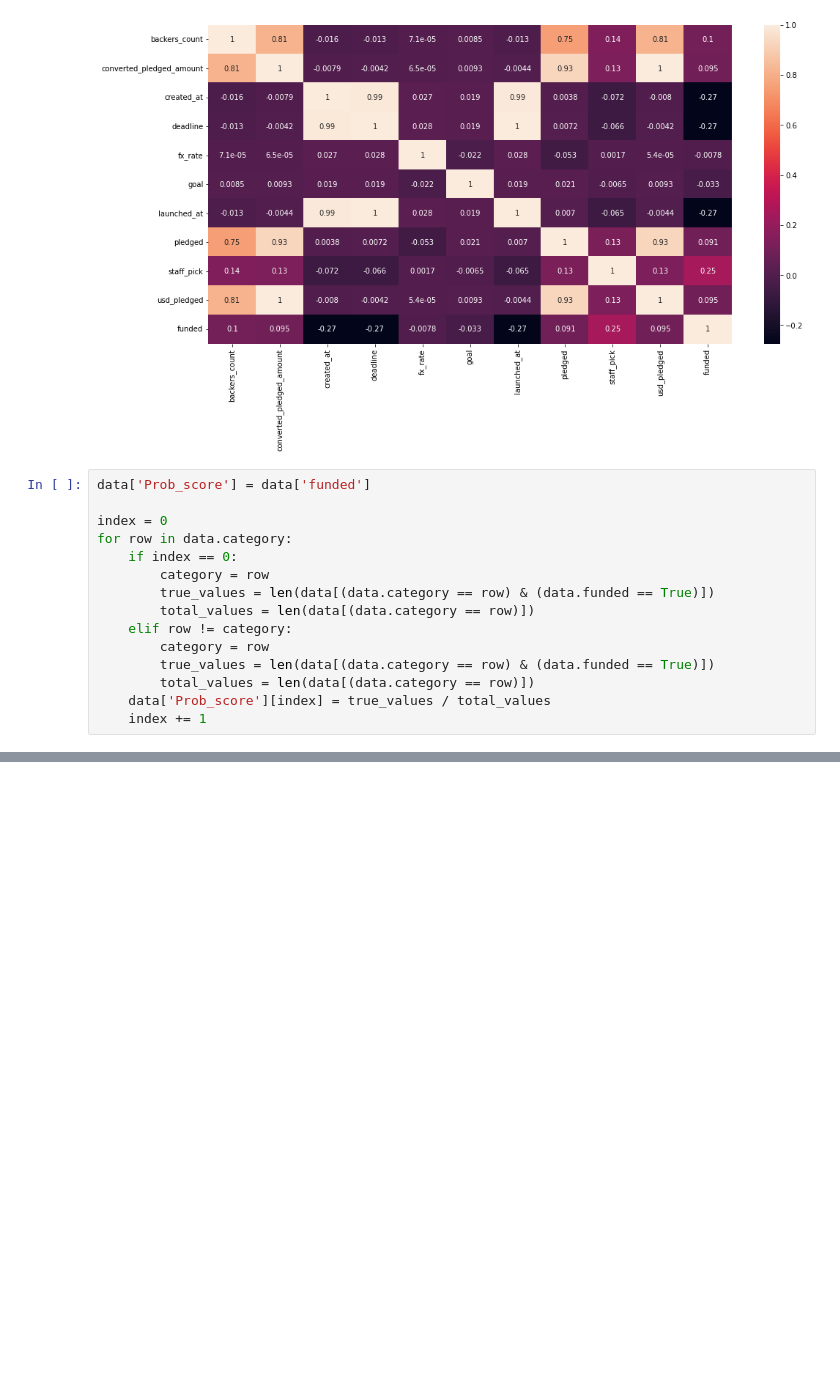
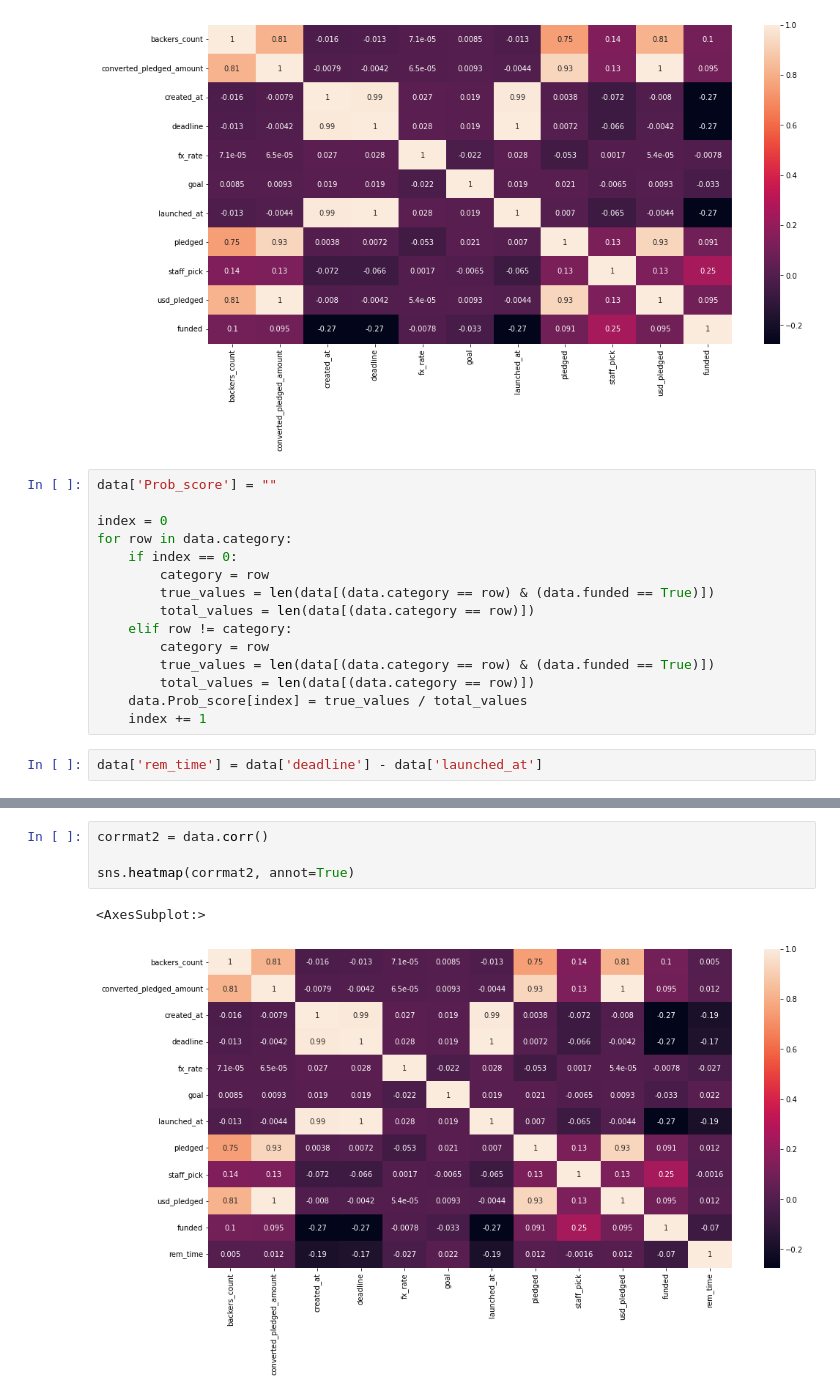
Before and after one commit to nimamehrafar/kickstarter-group-4---really, a Jupyter notebook: kickstarter_data.ipynb, the cells around one changed output, grey strips where cells are left out. Cells and saved outputs as stored; diff of their text form; blank space fills up the shorter version.

```diff
--- a/kickstarter_data.ipynb
+++ b/kickstarter_data.ipynb
@@ -35,7 +37,7 @@ sns.heatmap(corrmat, annot=True)
 <AxesSubplot:>
 [figure]
 # %%
-data['Prob_score'] = data['funded']
+data['Prob_score'] = ""
 
 index = 0
 for row in data.category:
@@ -47,8 +49,10 @@ for row in data.category:
         category = row
         true_values = len(data[(data.category == row) & (data.funded == True)])
         total_values = len(data[(data.category == row)])
-    data['Prob_score'][index] = true_values / total_values
+    data.Prob_score[index] = true_values / total_values
     index += 1
+# %%
+data['rem_time'] = data['deadline'] - data['launched_at']
 # %%
 #here 2 possible outliers can be seen at the top
 # data.nlargest(15,['converted_pledged_amount'] )
@@ -62,0 +75,7 @@ data[data.category == 'music'].head()
+# %%
+corrmat2 = data.corr()
+
+sns.heatmap(corrmat2, annot=True)
+# %% [output]
+<AxesSubplot:>
+[figure, added]
```
Also changed, not shown: parts of 4 cells of this notebook, 1 other file.
